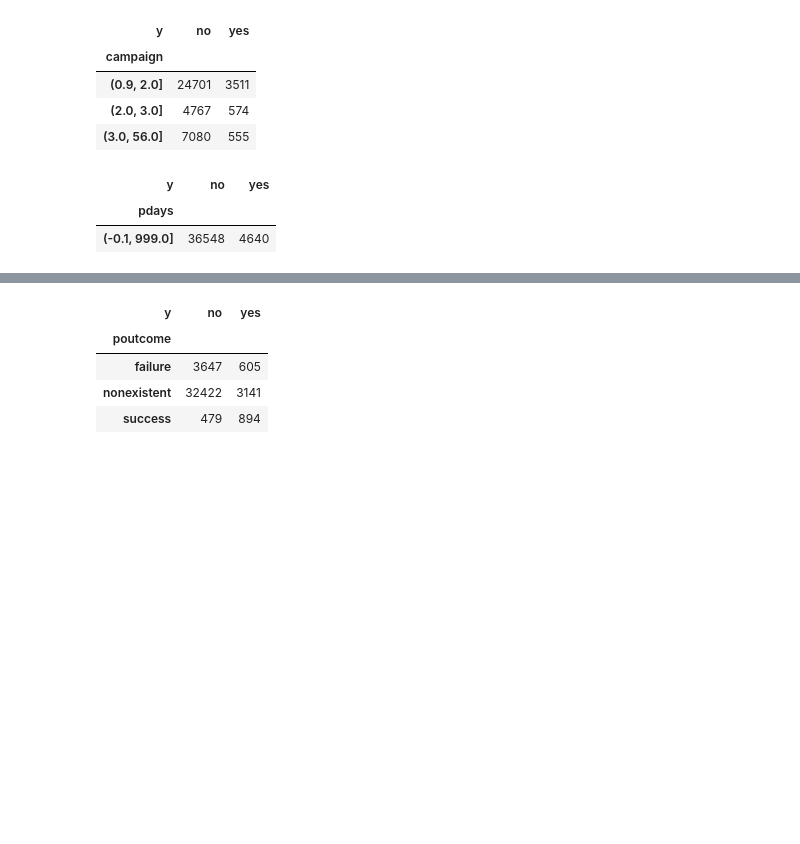
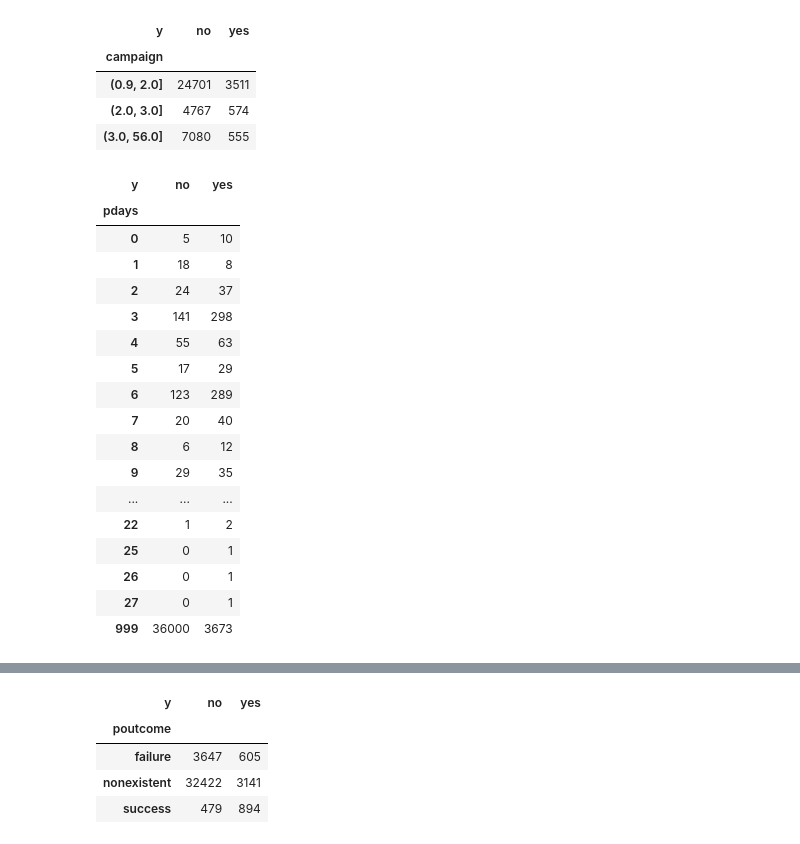
Before and after one commit to AmeeAyco/BANK-DATA-MARKETING-, a Jupyter notebook: MAN_203_S1.ipynb, the cells around one changed output, grey strips where cells are left out. Drawn from its saved outputs; the diff is of its cells as text; code cells hidden in the pictures; blank space fills up the shorter version.

```diff
--- a/MAN_203_S1.ipynb
+++ b/MAN_203_S1.ipynb
@@ -456,9 +456,24 @@ pd.crosstab(bankdataset_binned['campaign'],df_Bank_Data['y'])
 | (2.0, 3.0] | 4767 | 574 |
 | (3.0, 56.0] | 7080 | 555 |
 # %%
-pd.crosstab(bankdataset_binned['pdays'],df_Bank_Data['y'])
+pd.crosstab(df_Bank_Data['pdays'],df_Bank_Data['y'])
 # %% [output]
 | y | no | yes |
 | pdays |  |  |
-| (-0.1, 999.0] | 36548 | 4640 |
+| 0 | 5 | 10 |
+| 1 | 18 | 8 |
+| 2 | 24 | 37 |
+| 3 | 141 | 298 |
+| 4 | 55 | 63 |
+| 5 | 17 | 29 |
+| 6 | 123 | 289 |
+| 7 | 20 | 40 |
+| 8 | 6 | 12 |
+| 9 | 29 | 35 |
+| ... | ... | ... |
+| 22 | 1 | 2 |
+| 25 | 0 | 1 |
+| 26 | 0 | 1 |
+| 27 | 0 | 1 |
+| 999 | 36000 | 3673 |
 # %%
```
Also changed, not shown: parts of 1 cell of this notebook.
